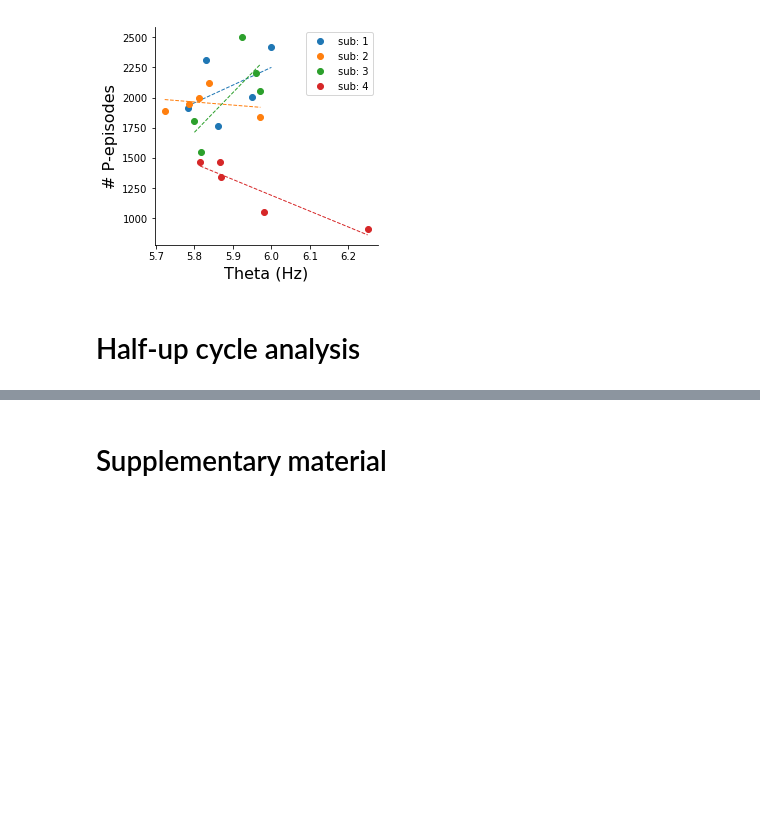
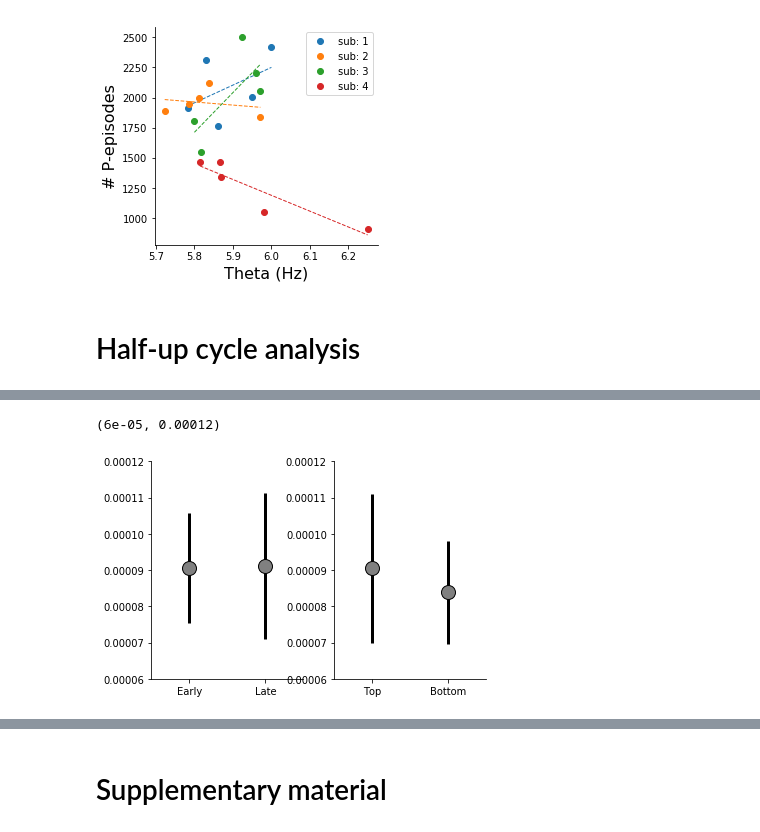
Before and after one commit to DiogoSantosPata/normaliser, a Jupyter notebook: V2_Analisys.ipynb, the cells around one changed output, grey strips where cells are left out. Drawn from its saved outputs; the diff is of its cells as text; code cells hidden in the pictures; blank space fills up the shorter version.

```diff
--- a/V2_Analisys.ipynb
+++ b/V2_Analisys.ipynb
@@ -1932,0 +2031,10 @@ def organize_amp_phase_to_pandas(amp_phase):
+# %%
+aic_1_half,aic_2_half = compute_gamma_in_theta_cycle_preference('half')
+aic_1_up,aic_2_up = compute_gamma_in_theta_cycle_preference('up')
+
+
+mmm_half = [np.median(aic_1_half),np.mean(aic_2_half)]
+sss_half = [stats.sem(aic_1_half),stats.sem(aic_2_half)]
+
+mmm_up = [np.median(aic_1_up),np.mean(aic_2_up)]
+sss_up = [stats.sem(aic_1_up),stats.sem(aic_2_up)]
@@ -1932,0 +2059,32 @@ def organize_amp_phase_to_pandas(amp_phase):
+# %%
+fig = plt.figure()
+fig.set_figheight(4)
+fig.set_figwidth(6)
+fig.set_facecolor('white')
+
+
+
+ax = fig.add_subplot(1,2,1)
+plt.errorbar([0,1], mmm_half, yerr=sss_half, color='k', linestyle='', linewidth=3, marker='o',
+               markersize=14, markerfacecolor='grey')
+# plt.plot([0,1],[aic_1_half,aic_2_half])
+
+ax.spines['right'].set_visible(False)
+ax.spines['top'].set_visible(False)
+plt.xticks([0,1],['Early', 'Late'])
+plt.xlim(-.5,1.5)
+plt.ylim(0.00006,0.00012)
+
+ax = fig.add_subplot(1,2,2)
+plt.errorbar([0,1], mmm_up, yerr=sss_up, color='k', linestyle='', linewidth=3, marker='o',
+               markersize=14, markerfacecolor='grey')
+# plt.plot([0,1],[aic_1_up,aic_2_up])
+
+ax.spines['right'].set_visible(False)
+ax.spines['top'].set_visible(False)
+plt.xticks([0,1],['Top', 'Bottom'])
+plt.xlim(-.5,1.5)
+plt.ylim(0.00006,0.00012)
+# %% [output]
+(6e-05, 0.00012)
+[figure, added]
```
Also changed, not shown: parts of 12 cells of this notebook.
